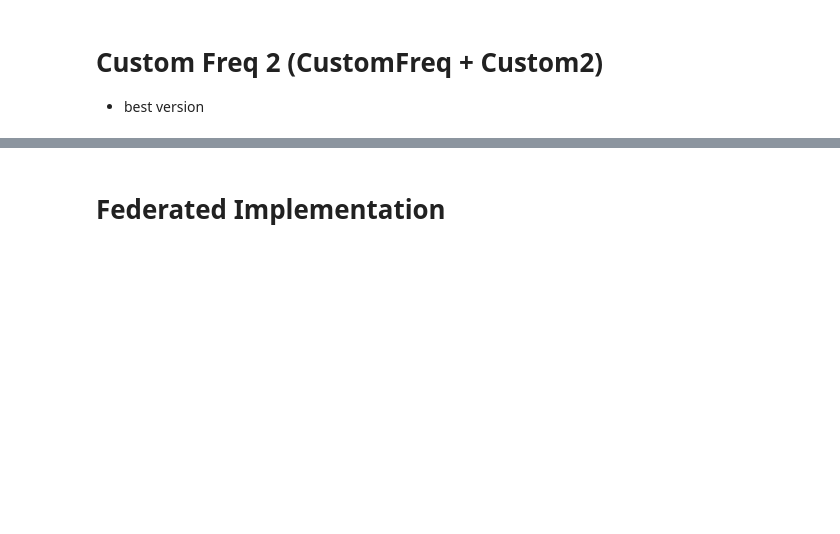
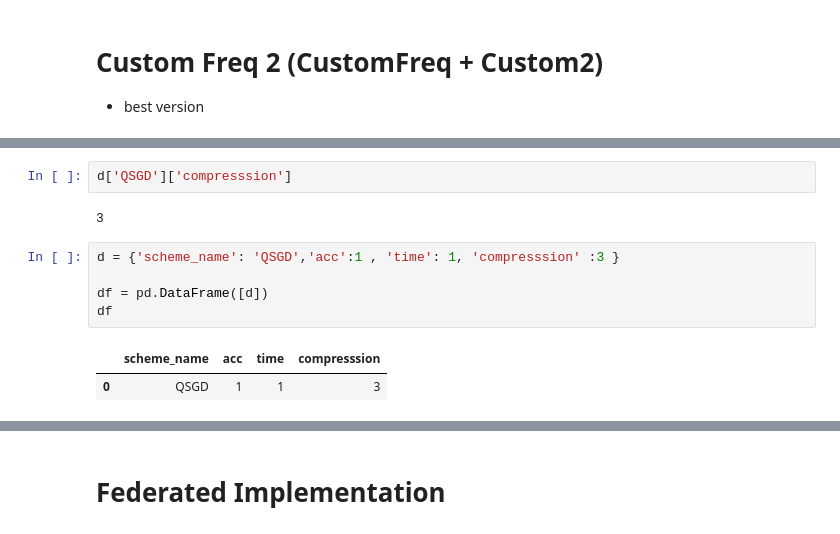
Before and after one commit to faiza-sfa/FedQuantization, a Jupyter notebook: phase_2_simulation_w_quantization.ipynb, the cells around one changed output, grey strips where cells are left out. Saved outputs shown, nothing was run; the diff lists cells and outputs as text; blank space fills up the shorter version.

```diff
--- a/phase_2_simulation_w_quantization.ipynb
+++ b/phase_2_simulation_w_quantization.ipynb
@@ -806,0 +999,12 @@ mse:  5.921788274685641e-15
+# %%
+d['QSGD']['compresssion']
+# %% [output]
+3
+# %%
+d = {'scheme_name': 'QSGD','acc':1 , 'time': 1, 'compresssion' :3 }
+
+df = pd.DataFrame([d])
+df
+# %% [output]
+|  | scheme_name | acc | time | compresssion |
+| 0 | QSGD | 1 | 1 | 3 |
```
Also changed, not shown: parts of 19 cells of this notebook, 1 other file.
